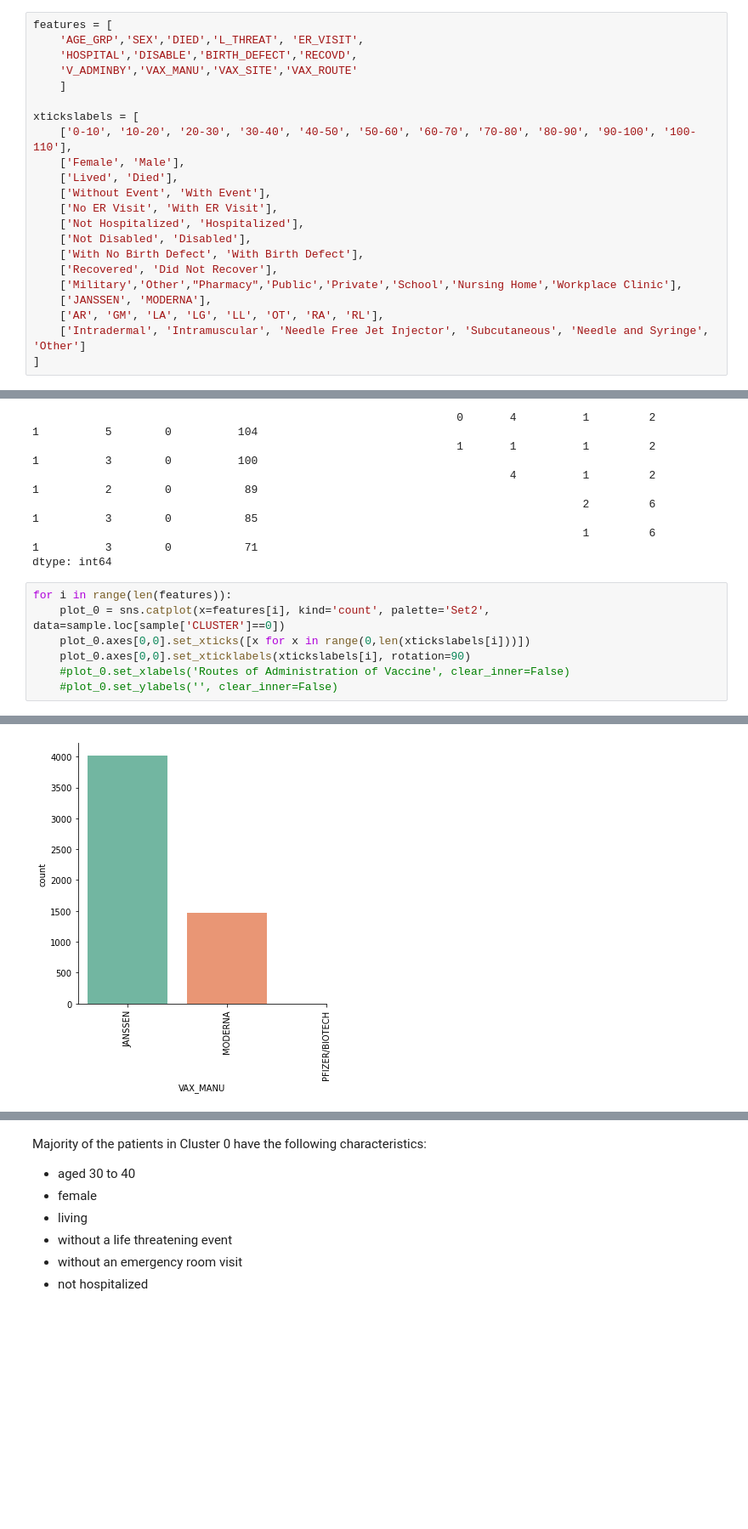
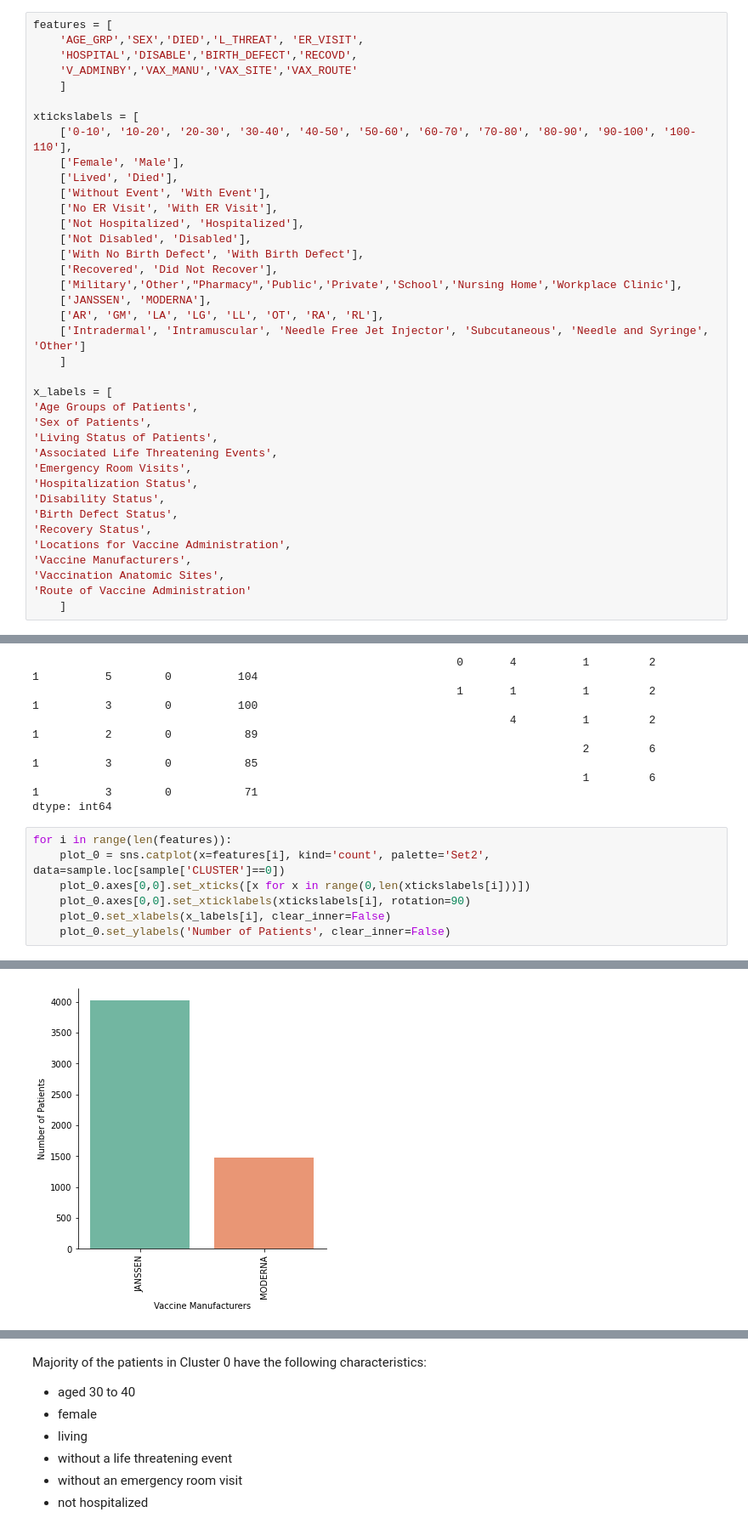
Before and after one commit to beyatris/VaxxAId, a Jupyter notebook: main/vaxxaid.ipynb, the cells around one changed output, grey strips where cells are left out. Shown at 85% size. Saved outputs shown, nothing was run; the diff lists cells and outputs as text; blank space fills up the shorter version.

Commit message:
improved graphs

```diff
--- a/main/vaxxaid.ipynb
+++ b/main/vaxxaid.ipynb
@@ -668,7 +668,23 @@ xtickslabels = [
     ['JANSSEN', 'MODERNA'],
     ['AR', 'GM', 'LA', 'LG', 'LL', 'OT', 'RA', 'RL'],
     ['Intradermal', 'Intramuscular', 'Needle Free Jet Injector', 'Subcutaneous', 'Needle and Syringe', 'Other']
-]
+    ]
+
+x_labels = [
+'Age Groups of Patients',
+'Sex of Patients',
+'Living Status of Patients',
+'Associated Life Threatening Events',
+'Emergency Room Visits',
+'Hospitalization Status',
+'Disability Status',
+'Birth Defect Status',
+'Recovery Status',
+'Locations for Vaccine Administration',
+'Vaccine Manufacturers',
+'Vaccination Anatomic Sites',
+'Route of Vaccine Administration'
+    ]
 # %%
 for i in features:
     plt.subplots(figsize = (15,5))
@@ -718,6 +734,6 @@ for i in range(len(features)):
     plot_0 = sns.catplot(x=features[i], kind='count', palette='Set2', data=sample.loc[sample['CLUSTER']==0])
     plot_0.axes[0,0].set_xticks([x for x in range(0,len(xtickslabels[i]))])
     plot_0.axes[0,0].set_xticklabels(xtickslabels[i], rotation=90)
-    #plot_0.set_xlabels('Routes of Administration of Vaccine', clear_inner=False)
-    #plot_0.set_ylabels('', clear_inner=False)
+    plot_0.set_xlabels(x_labels[i], clear_inner=False)
+    plot_0.set_ylabels('Number of Patients', clear_inner=False)
 # %% [output]
@@ -734 +750 @@ for i in range(len(features)):
-[figure, old version]
+[figure, new version]
```
Also changed, not shown: parts of 1 cell of this notebook.
